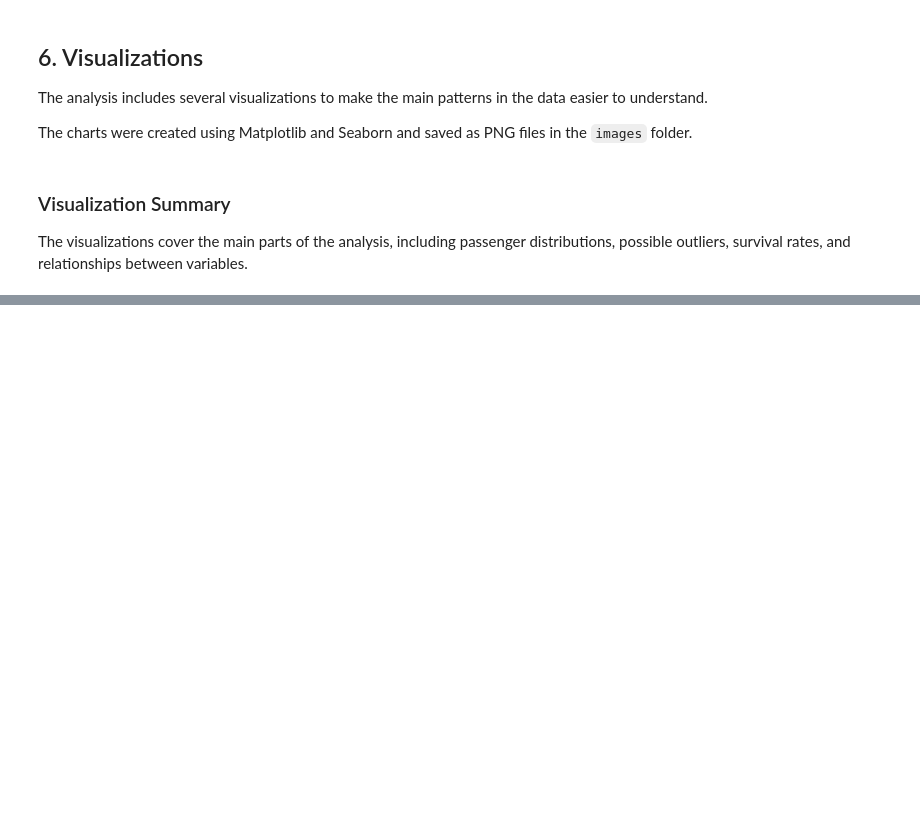
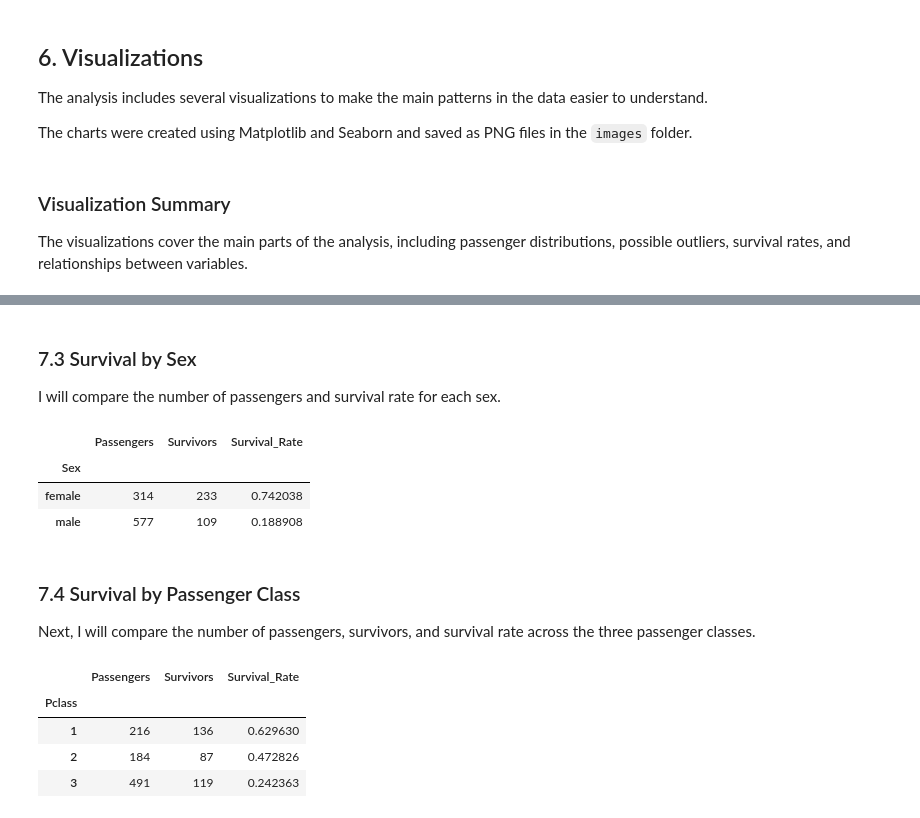
Before and after one commit to francisparwez/titanic-survival-analysis, a Jupyter notebook: Titanic_EDA.ipynb, the cells around one changed output, grey strips where cells are left out. Drawn from its saved outputs; the diff is of its cells as text; code cells hidden in the pictures; blank space fills up the shorter version.

```diff
--- a/Titanic_EDA.ipynb
+++ b/Titanic_EDA.ipynb
@@ -790,0 +826,33 @@ The visualizations cover the main parts of the analysis, including passenger dis
+# %% [markdown]
+### 7.3 Survival by Sex
+
+I will compare the number of passengers and survival rate for each sex.
+# %%
+survival_sex_stats = df.groupby("Sex").agg(
+    Passengers=("Survived", "count"),
+    Survivors=("Survived", "sum"),
+    Survival_Rate=("Survived", "mean")
+)
+survival_sex_stats
+# %% [output]
+|  | Passengers | Survivors | Survival_Rate |
+| Sex |  |  |  |
+| female | 314 | 233 | 0.742038 |
+| male | 577 | 109 | 0.188908 |
+# %% [markdown]
+### 7.4 Survival by Passenger Class
+
+Next, I will compare the number of passengers, survivors, and survival rate across the three passenger classes.
+# %%
+survival_class_stats = df.groupby("Pclass").agg(
+    Passengers=("Survived", "count"),
+    Survivors=("Survived", "sum"),
+    Survival_Rate=("Survived", "mean")
+)
+survival_class_stats
+# %% [output]
+|  | Passengers | Survivors | Survival_Rate |
+| Pclass |  |  |  |
+| 1 | 216 | 136 | 0.629630 |
+| 2 | 184 | 87 | 0.472826 |
+| 3 | 491 | 119 | 0.242363 |
```
Also changed, not shown: parts of 13 cells of this notebook, 1 other file.
